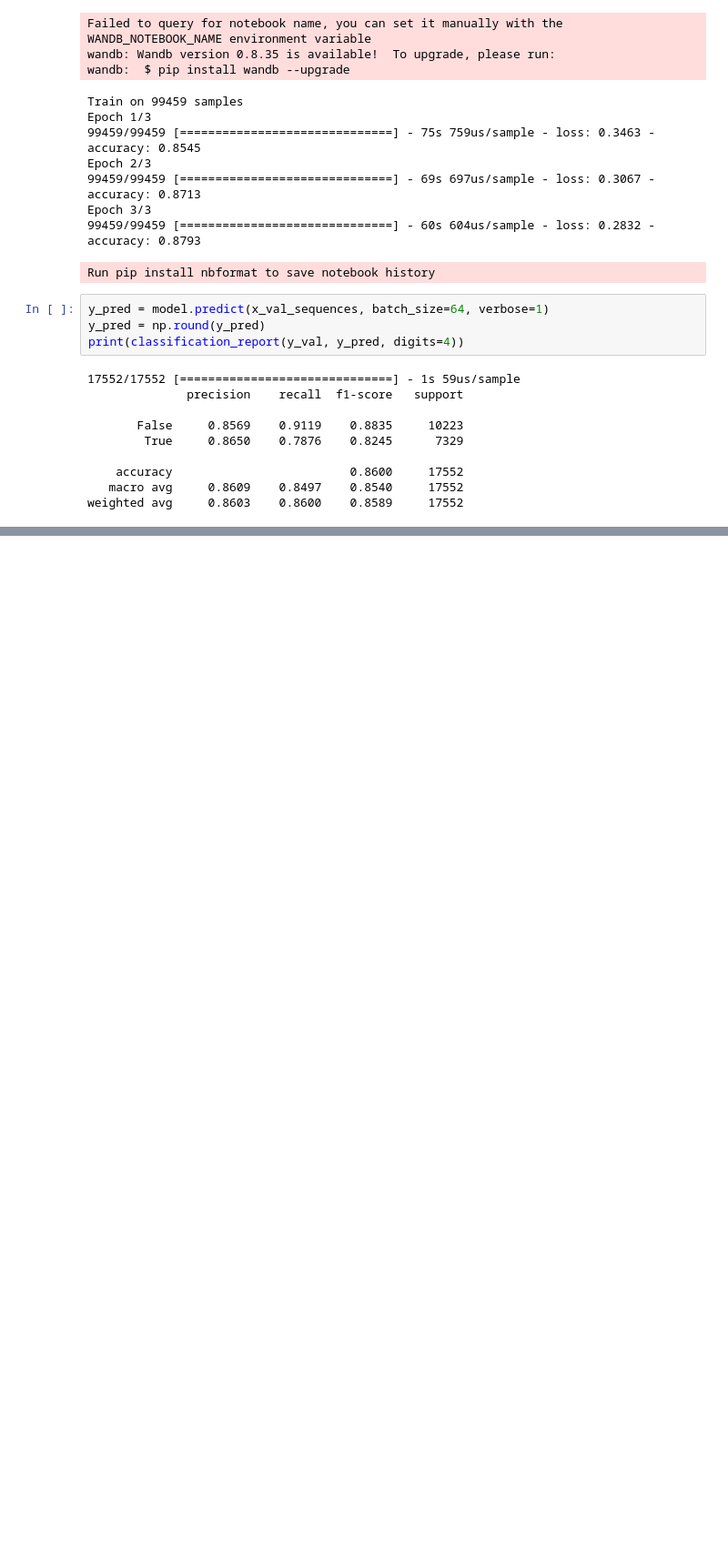
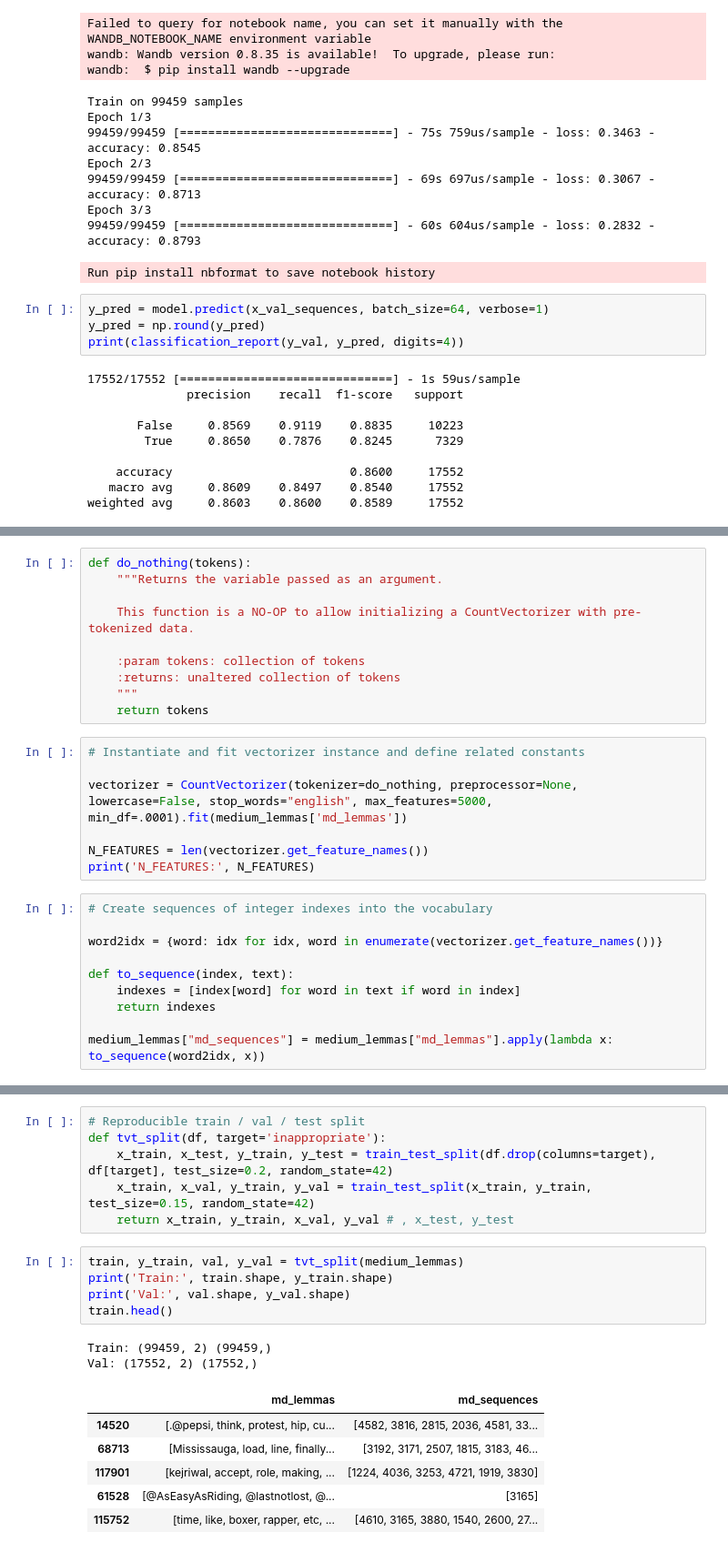
Before and after one commit to BloomTech-Labs/allay-ds, a Jupyter notebook: exploration/train_nn_models.ipynb, the cells around one changed output, grey strips where cells are left out. Shown: that part at 91% size. Drawn from its saved outputs; the diff is of its cells as text; blank space fills up the shorter version.

```diff
--- a/exploration/train_nn_models.ipynb
+++ b/exploration/train_nn_models.ipynb
@@ -302,0 +340,27 @@ weighted avg     0.8603    0.8600    0.8589     17552
+# %%
+def do_nothing(tokens):
+    """Returns the variable passed as an argument.
+
+    This function is a NO-OP to allow initializing a CountVectorizer with pre-tokenized data.
+
+    :param tokens: collection of tokens
+    :returns: unaltered collection of tokens
+    """
+    return tokens
+# %%
+# Instantiate and fit vectorizer instance and define related constants
+
+vectorizer = CountVectorizer(tokenizer=do_nothing, preprocessor=None, lowercase=False, stop_words="english", max_features=5000, min_df=.0001).fit(medium_lemmas['md_lemmas'])
+
+N_FEATURES = len(vectorizer.get_feature_names())
+print('N_FEATURES:', N_FEATURES)
+# %%
+# Create sequences of integer indexes into the vocabulary
+
+word2idx = {word: idx for idx, word in enumerate(vectorizer.get_feature_names())}
+
+def to_sequence(index, text):
+    indexes = [index[word] for word in text if word in index]
+    return indexes
+
+medium_lemmas["md_sequences"] = medium_lemmas["md_lemmas"].apply(lambda x: to_sequence(word2idx, x))
@@ -302,0 +375,20 @@ weighted avg     0.8603    0.8600    0.8589     17552
+# %%
+# Reproducible train / val / test split
+def tvt_split(df, target='inappropriate'):
+    x_train, x_test, y_train, y_test = train_test_split(df.drop(columns=target), df[target], test_size=0.2, random_state=42)
+    x_train, x_val, y_train, y_val = train_test_split(x_train, y_train, test_size=0.15, random_state=42)
+    return x_train, y_train, x_val, y_val # , x_test, y_test
+# %%
+train, y_train, val, y_val = tvt_split(medium_lemmas)
+print('Train:', train.shape, y_train.shape)
+print('Val:', val.shape, y_val.shape)
+train.head()
+# %% [output]
+Train: (99459, 2) (99459,)
+Val: (17552, 2) (17552,)
+|  | md_lemmas | md_sequences |
+| 14520 | [.@pepsi, think, protest, hip, cu... | [4582, 3816, 2815, 2036, 4581, 33... |
+| 68713 | [Mississauga, load, line, finally... | [3192, 3171, 2507, 1815, 3183, 46... |
+| 117901 | [kejriwal, accept, role, making, ... | [1224, 4036, 3253, 4721, 1919, 3830] |
+| 61528 | [@AsEasyAsRiding, @lastnotlost, @... | [3165] |
+| 115752 | [time, like, boxer, rapper, etc, ... | [4610, 3165, 3880, 1540, 2600, 27... |
```
Also changed, not shown: parts of 16 cells of this notebook.
